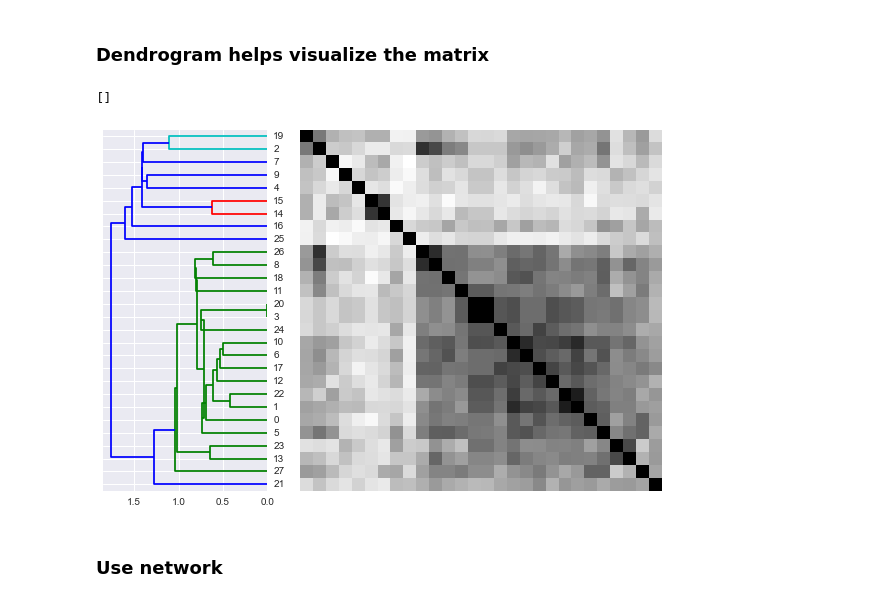
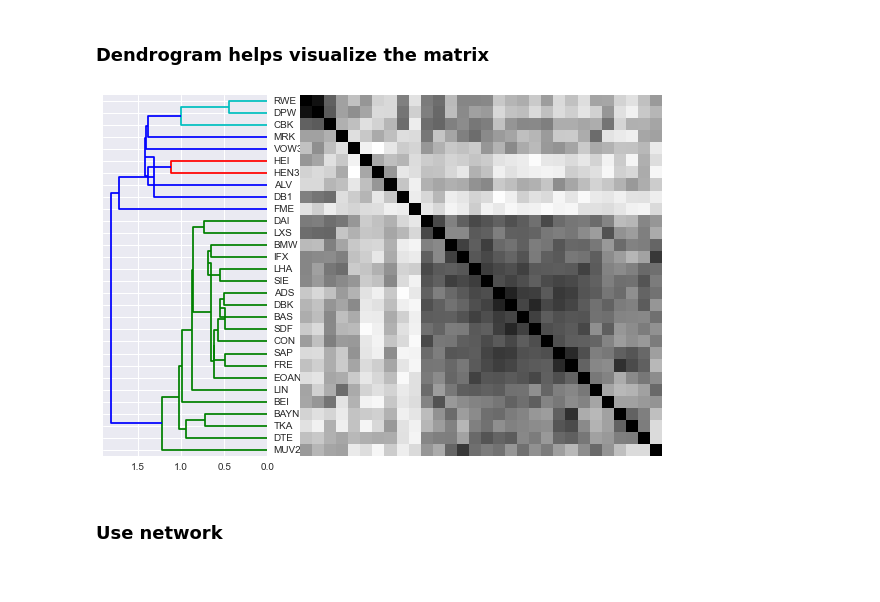
Before and after one commit to mvaz/PyData2014-Berlin, a Jupyter notebook: DAX30 Network.ipynb, the cells around one changed output. Saved outputs shown, nothing was run; the diff lists cells and outputs as text; code cells hidden in the pictures.

```diff
--- a/DAX30 Network.ipynb
+++ b/DAX30 Network.ipynb
@@ -28,3 +47,7 @@ import scipy.cluster.hierarchy as sch
 ds = viz.CorrelationMatrixSource('dax30.h5', 'corr2')
 ds.time_axis()
 df = ds.get_at( datetime.date(2008,9,15))
+# %%
+with pd.io.pytables.get_store('dax30.h5') as store:
+    dax_info = store.select('dax')
+dax_info.set_index('Symbol', inplace=True)
@@ -41,24 +66,25 @@ plt.imshow(df.values, interpolation='nearest', axes=ax_mat)
 # %% [markdown]
 ### Dendrogram helps visualize the matrix
 # %%
-
 plt.figure(figsize=(10,10))
 gs = gridspec.GridSpec(3, 3)
 
 ax_dendrogram = plt.subplot(gs[1:,:1])
 Y = sch.linkage(df.values, method='centroid')
 Z = sch.dendrogram(Y, orientation='right', no_plot=False, ax=ax_dendrogram)
 index = list(reversed(Z['leaves']))
 
 ax_mat = plt.subplot(gs[1:, -2:])
 D = df.values[index,:]
 D = D[:,index]
 cax = plt.imshow(D, interpolation='nearest', axes=ax_mat)
 ax_mat.set_xticks([])
 ax_mat.set_yticks([])
+
+ax_dendrogram.set_yticklabels(dax_info.ix[index]['Ticker symbol'].tolist())
+plt.savefig('dendrogram.pdf', bbox_inches='tight')
 # %% [output]
-[]
-[figure, old version]
+[figure, new version]
 # %% [markdown]
 ### Use network
 # %%
```
Also changed, not shown: parts of 33 cells of this notebook, 2 other files.
